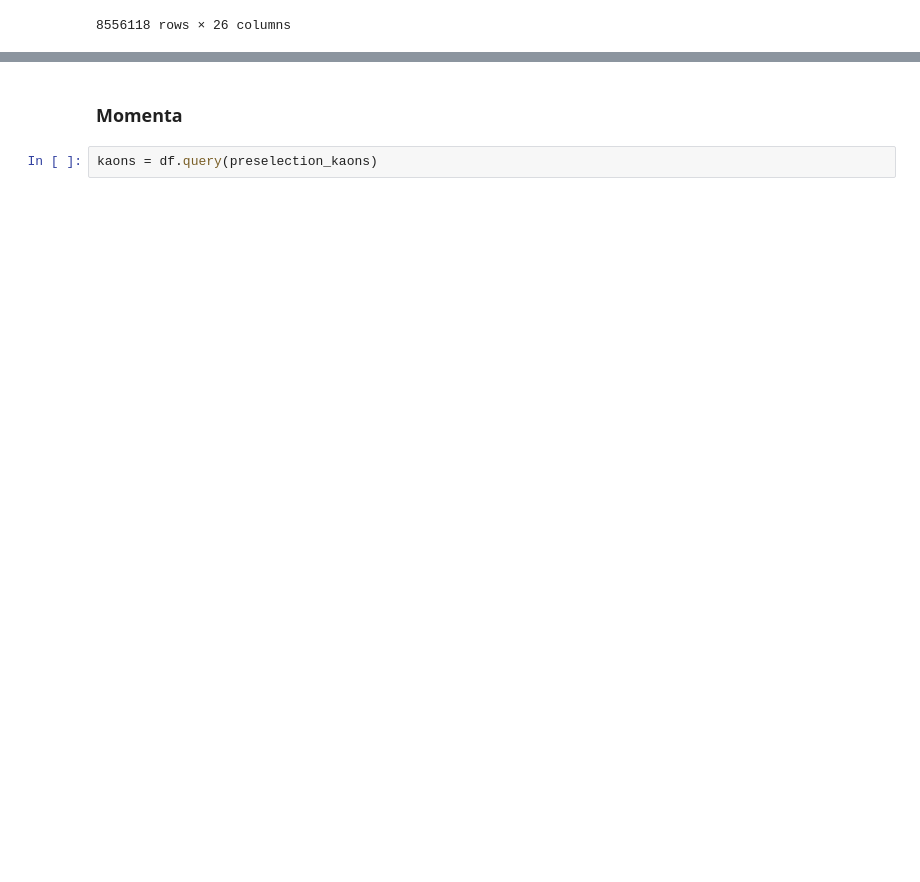
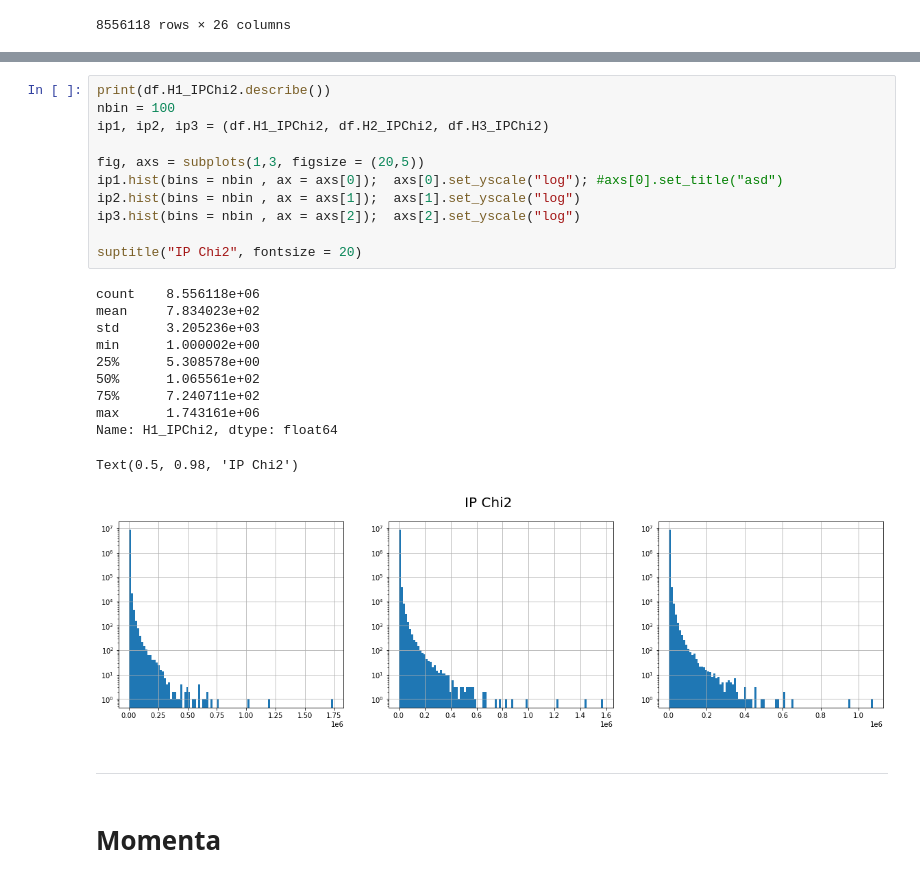
Before and after one commit to jjpereirab/B2HHH_2022_1, a Jupyter notebook: exploring_datasets_python.ipynb, the cells around one changed output, grey strips where cells are left out. Drawn from its saved outputs; the diff is of its cells as text; blank space fills up the shorter version.

```diff
--- a/exploring_datasets_python.ipynb
+++ b/exploring_datasets_python.ipynb
@@ -203,5 +224,28 @@ yscale("log")
+# %%
+print(df.H1_IPChi2.describe())
+nbin = 100
+ip1, ip2, ip3 = (df.H1_IPChi2, df.H2_IPChi2, df.H3_IPChi2)
+
+fig, axs = subplots(1,3, figsize = (20,5))
+ip1.hist(bins = nbin , ax = axs[0]);  axs[0].set_yscale("log"); #axs[0].set_title("asd")
+ip2.hist(bins = nbin , ax = axs[1]);  axs[1].set_yscale("log")
+ip3.hist(bins = nbin , ax = axs[2]);  axs[2].set_yscale("log")
+
+suptitle("IP Chi2", fontsize = 20)
+# %% [output]
+count    8.556118e+06
+mean     7.834023e+02
+std      3.205236e+03
+min      1.000002e+00
+25%      5.308578e+00
+50%      1.065561e+02
+75%      7.240711e+02
+max      1.743161e+06
+Name: H1_IPChi2, dtype: float64
+Text(0.5, 0.98, 'IP Chi2')
+[figure, added]
+# %% [markdown]
+----------------------
 # %% [markdown]
-### Momenta
+# Momenta
-# %%
-kaons = df.query(preselection_kaons)
 # %%
```
Also changed, not shown: parts of 14 cells of this notebook, 2 other files.
